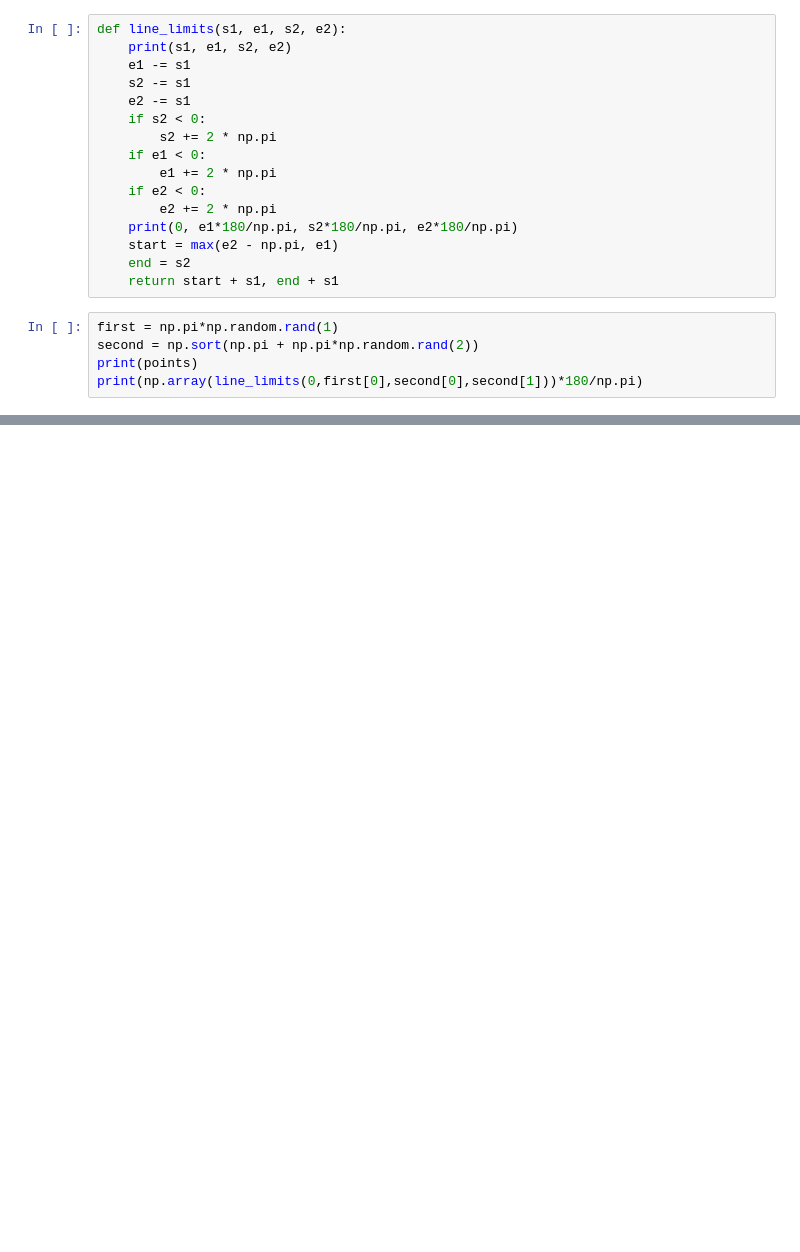
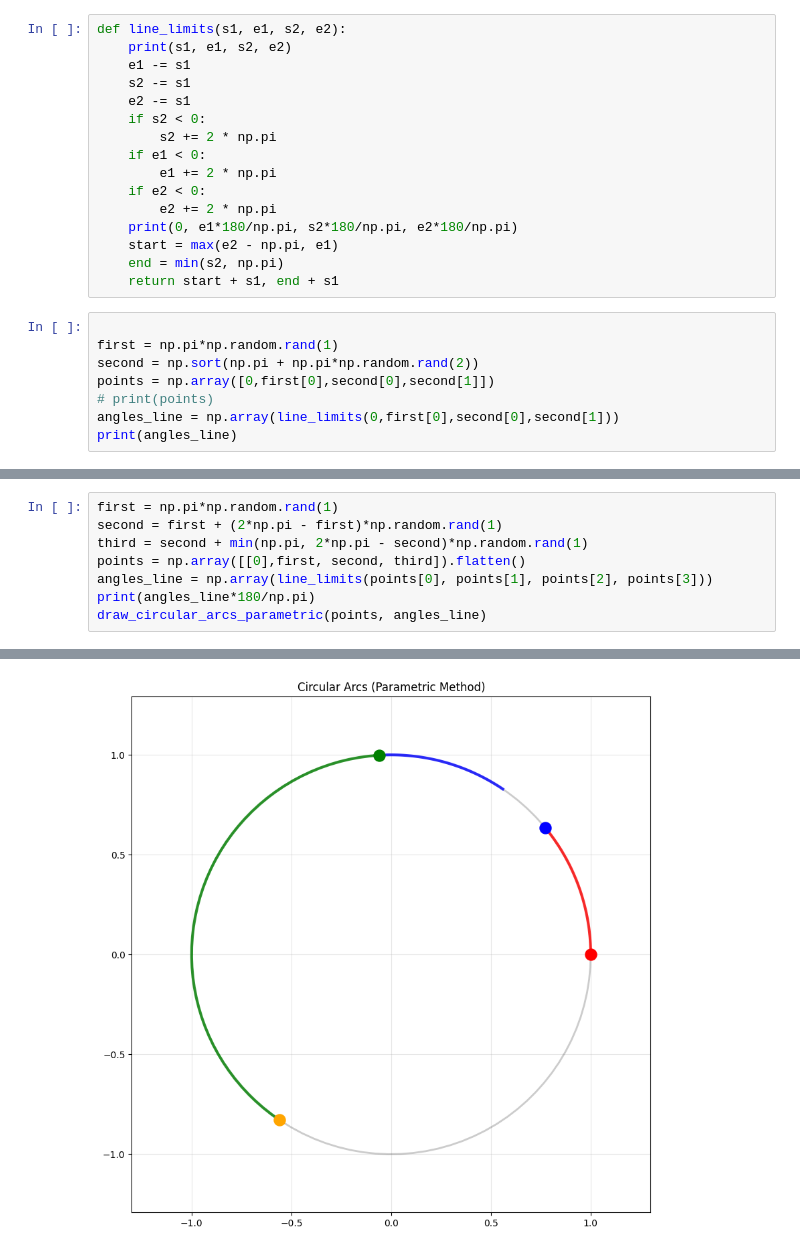
Before and after one commit to Nesterov-BA/misc-python, a Jupyter notebook: yandex/2025Analythic/Untitled.ipynb, the cells around one changed output, grey strips where cells are left out. Drawn from its saved outputs; the diff is of its cells as text; blank space fills up the shorter version.

```diff
--- a/yandex/2025Analythic/Untitled.ipynb
+++ b/yandex/2025Analythic/Untitled.ipynb
@@ -14,11 +15,14 @@ def line_limits(s1, e1, s2, e2):
         e2 += 2 * np.pi
     print(0, e1*180/np.pi, s2*180/np.pi, e2*180/np.pi)
     start = max(e2 - np.pi, e1)
-    end = s2
+    end = min(s2, np.pi)
     return start + s1, end + s1
 # %%
+
 first = np.pi*np.random.rand(1)
 second = np.sort(np.pi + np.pi*np.random.rand(2))
-print(points)
-print(np.array(line_limits(0,first[0],second[0],second[1]))*180/np.pi)
+points = np.array([0,first[0],second[0],second[1]])
+# print(points)
+angles_line = np.array(line_limits(0,first[0],second[0],second[1]))
+print(angles_line)
 # %% [output]
@@ -151,0 +128,9 @@ if __name__ == "__main__":
+# %%
+first = np.pi*np.random.rand(1)
+second = first + (2*np.pi - first)*np.random.rand(1)
+third = second + min(np.pi, 2*np.pi - second)*np.random.rand(1)
+points = np.array([[0],first, second, third]).flatten()
+angles_line = np.array(line_limits(points[0], points[1], points[2], points[3]))
+print(angles_line*180/np.pi)
+draw_circular_arcs_parametric(points, angles_line)
+# %% [output]
@@ -151,0 +141 @@ if __name__ == "__main__":
+[figure, added]
```
Also changed, not shown: parts of 5 cells of this notebook, 4 other files.
